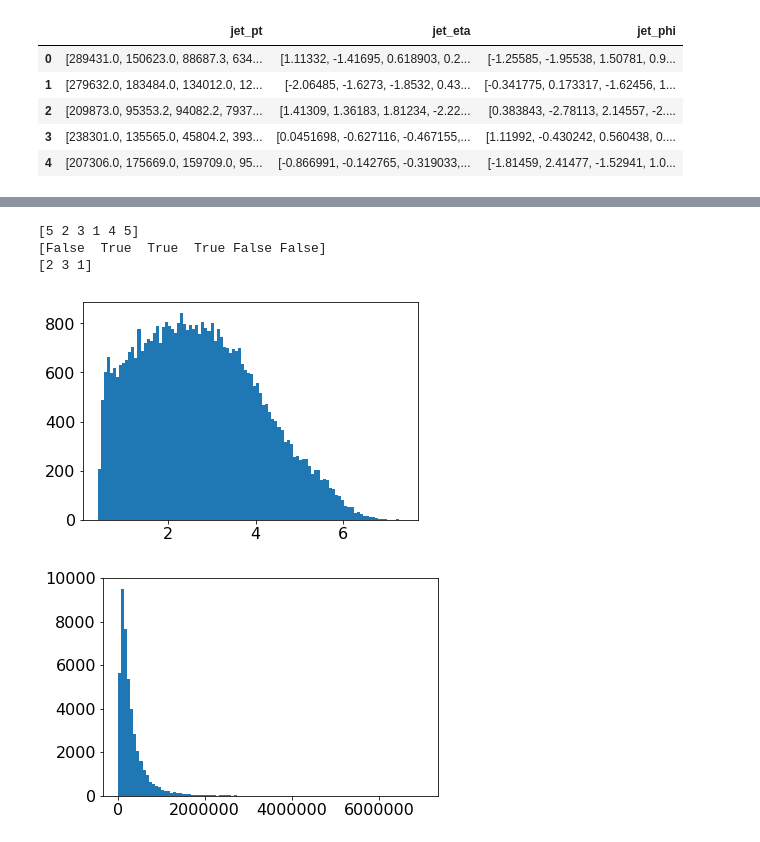
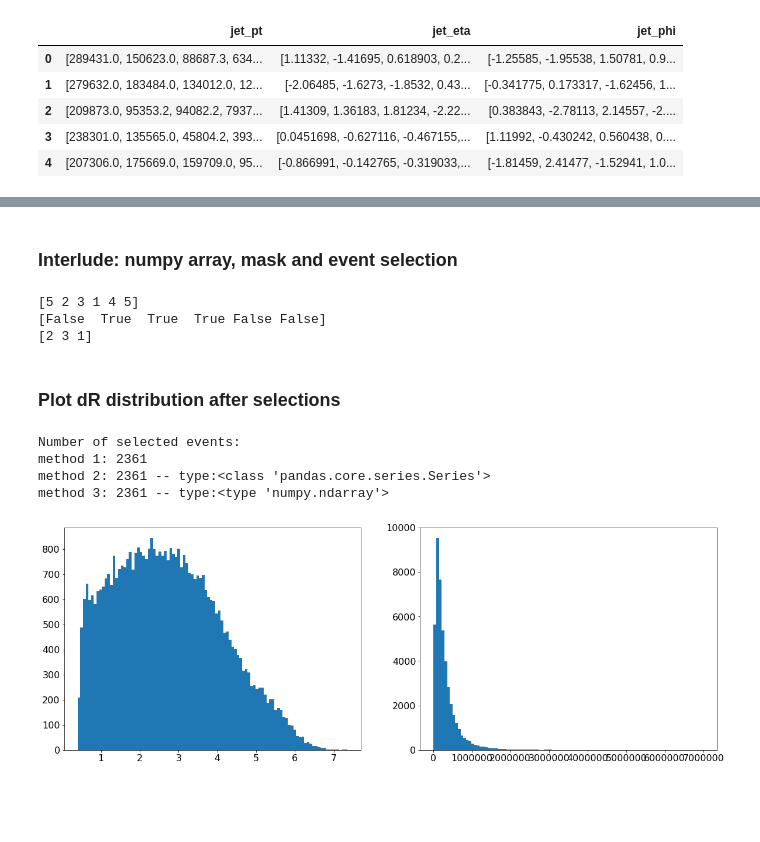
Before and after one commit to rmadar/root-with-pandas, a Jupyter notebook: BasicDataExploration.ipynb, the cells around one changed output, grey strips where cells are left out. Drawn from its saved outputs; the diff is of its cells as text; code cells hidden in the pictures; blank space fills up the shorter version.

```diff
--- a/BasicDataExploration.ipynb
+++ b/BasicDataExploration.ipynb
@@ -268,3 +270,5 @@ Wall time: 4.05 µs
+# %% [markdown]
+### Interlude: numpy array, mask and event selection
 # %%
 # interlude: numpy array and selection
 x = np.array([5, 2, 3, 1, 4, 5])
@@ -276,26 +280,51 @@ print(x[mask])
 [5 2 3 1 4 5]
 [False  True  True  True False False]
 [2 3 1]
+# %% [markdown]
+### Plot dR distribution after selections
+# %%
+# Now keeps only events for which at exactly 3 leptons are present
+data['nlep']  = [len(lep_pt) for lep_pt in data['lep_pt']]
+
+# 1. method based on panda query
+selected_jets1 = data.query('nlep==3')['jetCollection']
+
+# 2. method based on numpy-like masks
+mask_events = (data['nlep']==3)
+all_events_jets = data['jetCollection']
+selected_jets2  = all_events_jets[mask_events]
+
+# 3. getting the actual numpy object behing pandas series and apply masks
+mask_events_val     = mask_events.values
+all_events_jets_val = data['jetCollection'].values
+selected_jets2_val  = all_events_jets_val[mask_events_val]
+
+# Comparison of N[selected events]
+print('Number of selected events:')
+print('method 1: ' + str(len(selected_jets1)) )
+print('method 2: ' + str(len(selected_jets2))     + ' -- type:' + str(type(selected_jets2    )) )
+print('method 3: ' + str(len(selected_jets2_val)) + ' -- type:' + str(type(selected_jets2_val)) )
+# %% [output]
+Number of selected events:
+method 1: 2361
+method 2: 2361 -- type:<class 'pandas.core.series.Series'>
+method 3: 2361 -- type:<type 'numpy.ndarray'>
 # %%
-# Now keeps only events for which at exactly 2 leptons are present
-data['nlep']  = [len(lep_pt) for lep_pt in data['lep_pt']]
-saved_events  = data['nlep']==3
-saved_events  = saved_events.values
-selected_jets = jets[saved_events]
+selected_jets = selected_jets1
 
 dR_ptweighted=[]
 dR=[]
 for jet_collection in selected_jets:
     for j in itertools.combinations(jet_collection,2):
         dR.append( GetdR(j[0],j[1]) )
         dR_ptweighted.append( pTweighted_dR(j[0],j[1]) )
 
-plt.figure()
+plt.figure(figsize=(20,7))
+plt.subplot(1,2,1)
 ax = plt.hist(dR,bins=100)
-plt.figure()
+plt.subplot(1,2,2)
 ax = plt.hist(dR_ptweighted,bins=100)
 # %% [output]
-[figure, old version]
+[figure, new version]
-[figure, removed]
 # %%
 # generalizing to plot min[dRjj] for different njets values
```
Also changed, not shown: parts of 41 cells of this notebook.
